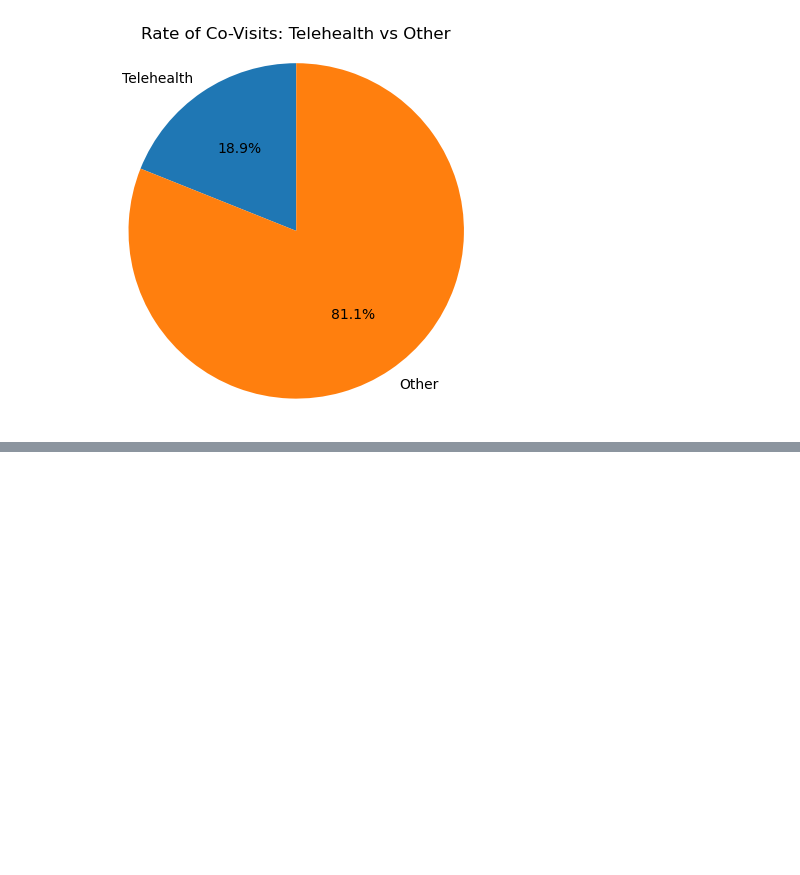
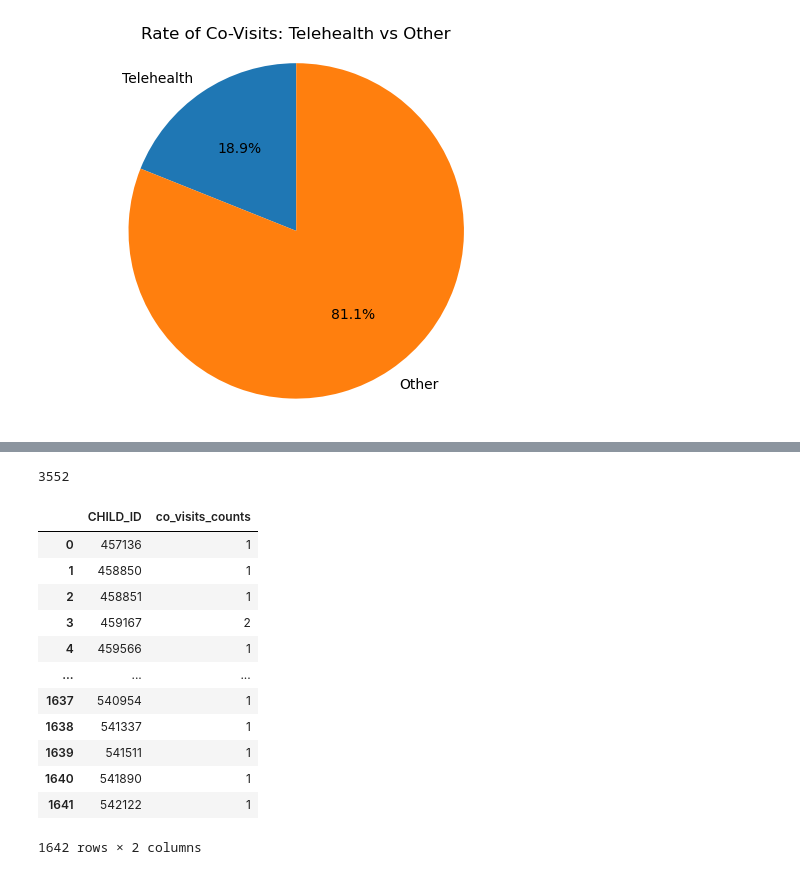
Before and after one commit to NSS-Data-Analytics-Cohort-8/teis_da8_1-should-pad-alytics, a Jupyter notebook: notebook/telehealth_analysis.ipynb, the cells around one changed output, grey strips where cells are left out. Drawn from its saved outputs; the diff is of its cells as text; code cells hidden in the pictures; blank space fills up the shorter version.

```diff
--- a/notebook/telehealth_analysis.ipynb
+++ b/notebook/telehealth_analysis.ipynb
@@ -303,0 +310,3 @@ plt.show()
+# %%
+co_times = df1[(df1['IFSP Teaming ID name'] == 'Co-Visit') & (df1['SERVICE DELIVERY'] == 'Service Delivered')]
+co_times
@@ -303,0 +327,23 @@ plt.show()
+# %%
+#Count of co_visits based on unique dates by child
+new_count = co_times.groupby("CHILD_ID")["SERVICE_DATE"].nunique().reset_index(name="co_visits_counts")
+num_co_visits = new_count['co_visits_counts'].sum()
+num_co_visits
+# %% [output]
+3552
+# %%
+new_count
+# %% [output]
+|  | CHILD_ID | co_visits_counts |
+| 0 | 457136 | 1 |
+| 1 | 458850 | 1 |
+| 2 | 458851 | 1 |
+| 3 | 459167 | 2 |
+| 4 | 459566 | 1 |
+| ... | ... | ... |
+| 1637 | 540954 | 1 |
+| 1638 | 541337 | 1 |
+| 1639 | 541511 | 1 |
+| 1640 | 541890 | 1 |
+| 1641 | 542122 | 1 |
+1642 rows × 2 columns
```
Also changed, not shown: parts of 3 cells of this notebook, 6 other files.
